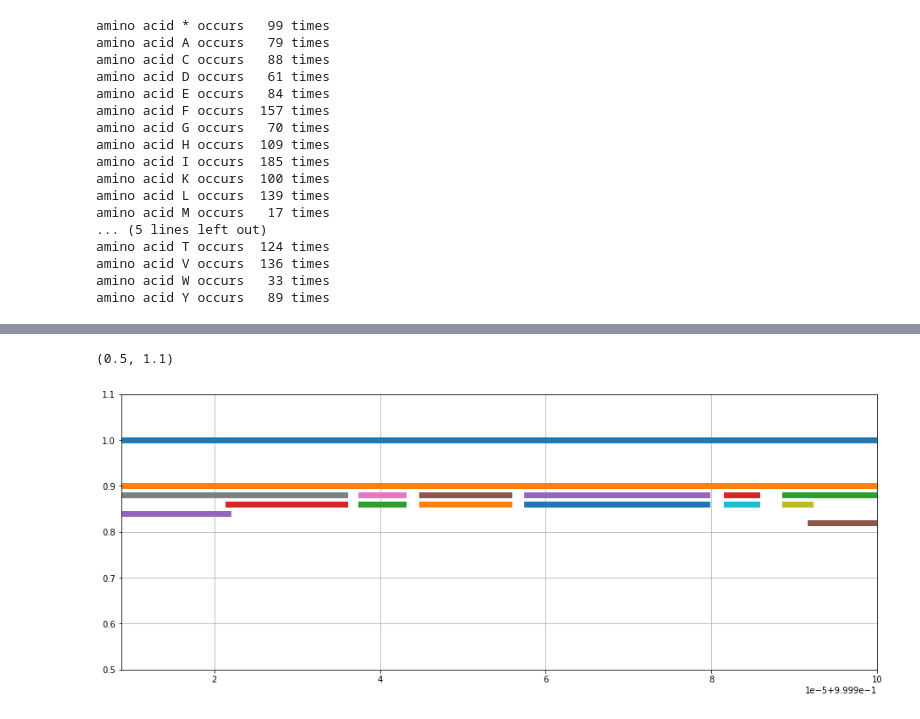
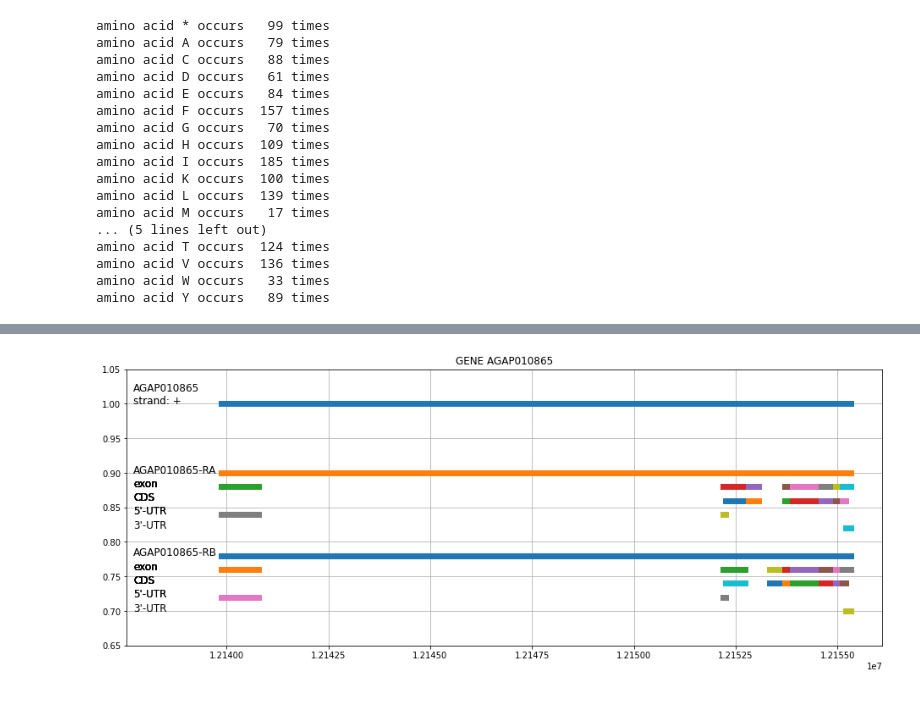
Before and after one commit to wesmith/Bioinformatics-with-Python-Cookbook-third-edition, a Jupyter notebook: WS_notebooks/WS_ch05D.ipynb, the cells around one changed output, grey strips where cells are left out. Cells and saved outputs as stored; diff of their text form; code cells hidden in the pictures.

Commit message:
created PlotGFF class to plot the mRNA transcriptions and their exons, CDSs, UTRs

```diff
--- a/WS_notebooks/WS_ch05D.ipynb
+++ b/WS_notebooks/WS_ch05D.ipynb
@@ -357,8 +359 @@ def plot_mRNA_exon_cds(mRNA, indx, y_offset, scale, delta=0.02):
     return out
-# %%
-minx = gene.start
-maxx = gene.stop
-mRNA = get_child_of_parent(gene, 'mRNA')
-w = 7 # linewidth
-xG = [gene.start/maxx, gene.stop/maxx]
-yG = [1, 1]
@@ -365,17 +377,34 @@ yG = [1, 1]
 # %%
-out = plot_mRNA_exon_cds(mRNA, 0, 0.9, maxx)
+#out = plot_mRNA_exon_cds(mRNA, 0, 0.9, maxx)
+#out = plot_all_sequences(db, gene_id)
 # %%
 # WS create a simple graph of gff information using matplotlib
-fig, axs = plt.subplots(1, 1, figsize=(16, 6))
-axs.plot(xG, yG, linewidth=w)
-for k in out:
-    axs.plot(k[0], k[1], linewidth=w)
-axs.grid()
-axs.set_xlim(minx/maxx, 1)
-axs.set_ylim(0.5, 1.1)
+def plot_gene(db, gene_id, w=7, lmarg=0.15, rmarg=0.05, xwin=16, ywin=6):
+    out = plot_all_sequences(db, gene_id)
+    xmin, xmax = out[0][0]
+    ymin = out[-1][1][0]
+    ymax = out[0][1][0]
+    xdel = xmax - xmin
+    xmin = xmin - lmarg * xdel
+    xmax = xmax + rmarg * xdel
+    ydelta = 0.05
+
+    fig, axs = plt.subplots(1, 1, figsize=(xwin, ywin))
+    for k in out:
+        axs.plot(k[0], k[1], linewidth=w)
+        axs.text(xmin + 0.01 * xdel, k[1][0], k[2], fontsize='large')
+    axs.grid()
+
+    axs.set_xlim(xmin, xmax)
+    axs.set_ylim(ymin - ydelta, ymax + ydelta)
+    txt = 'GENE {}'.format(gene_id)
+    axs.set_title(txt)
+    plt.show()
+    return out  # WS for diagnostics
-# %% [output]
-(0.5, 1.1)
-[figure, removed]
 # %%
-# WS NEXT: generalize plot to show all mRNA transcriptions for a given gene; also plot using base number,
-# don't normalize
+
+#gene_id = 'AGAP003566' # has 3', 5' for plot testing: good example, works; only 1 mRNA though
+gene_id = 'AGAP010865' # has 2 mRNAs, exons, cds's, utr's: good for testing plot routine
+out = plot_gene(db, gene_id)
+# %% [output]
+[figure, added]
```
Also changed, not shown: parts of 13 cells of this notebook.
